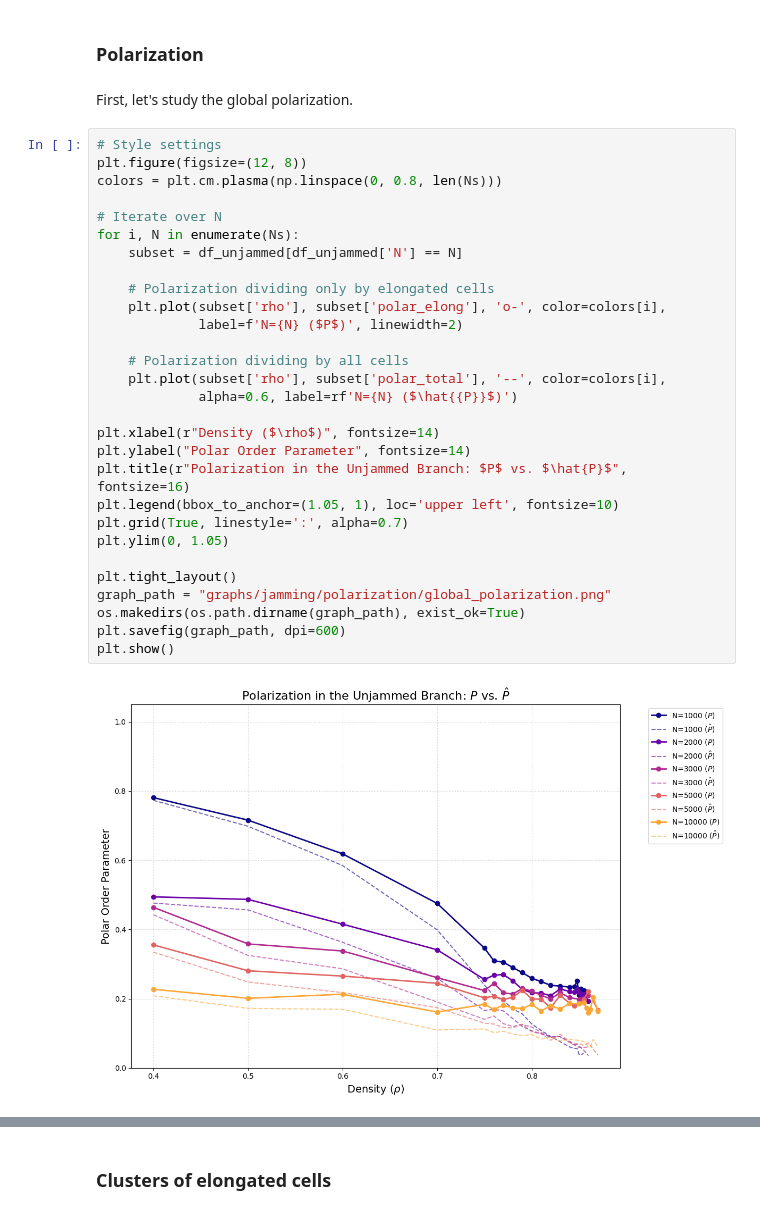
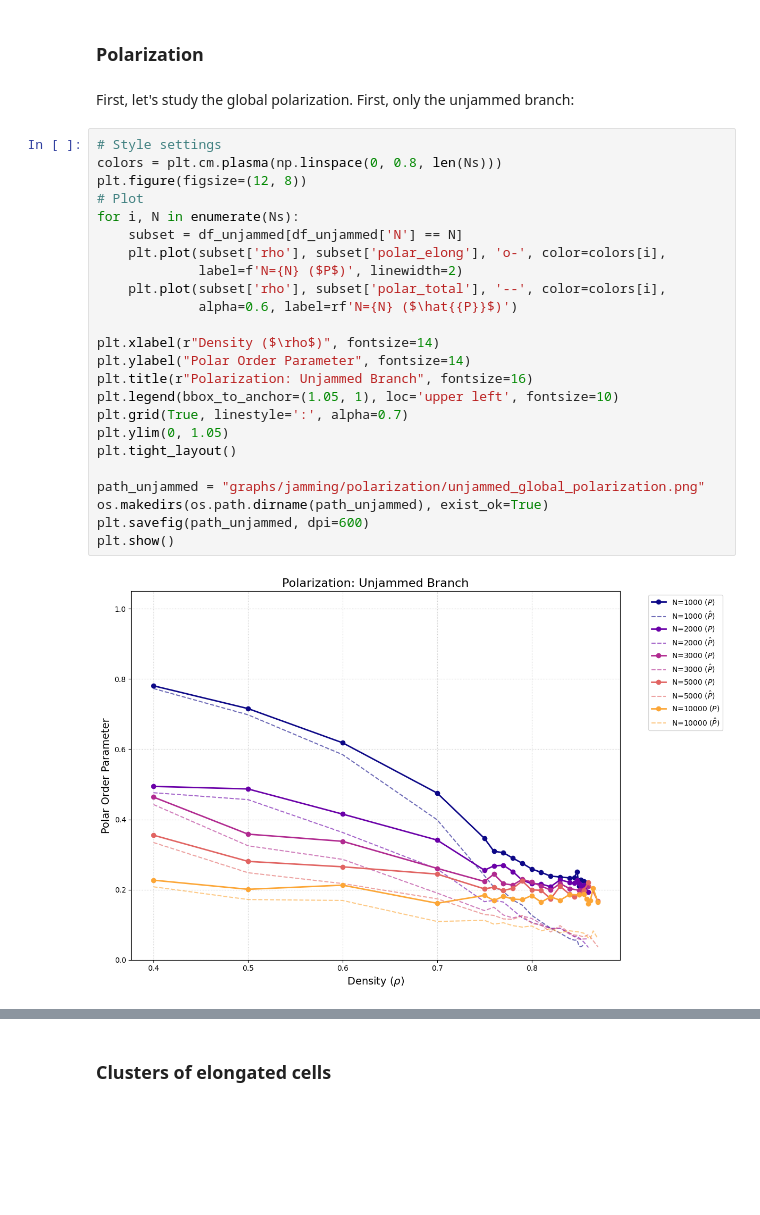
Before and after one commit to gonzaloangaut/oncostreams_analysis, a Jupyter notebook: classification_jamming.ipynb, the cells around one changed output, grey strips where cells are left out. Saved outputs shown, nothing was run; the diff lists cells and outputs as text; blank space fills up the shorter version.

```diff
--- a/classification_jamming.ipynb
+++ b/classification_jamming.ipynb
@@ -958,35 +968,30 @@ Last step =  70000  for density =  0.87
 # %% [markdown]
 ### Polarization
 # %% [markdown]
-First, let's study the global polarization.
+First, let's study the global polarization. First, only the unjammed branch:
 # %%
 # Style settings
+colors = plt.cm.plasma(np.linspace(0, 0.8, len(Ns)))
 plt.figure(figsize=(12, 8))
-colors = plt.cm.plasma(np.linspace(0, 0.8, len(Ns)))
-
-# Iterate over N
+# Plot
 for i, N in enumerate(Ns):
     subset = df_unjammed[df_unjammed['N'] == N]
-
-    # Polarization dividing only by elongated cells
     plt.plot(subset['rho'], subset['polar_elong'], 'o-', color=colors[i],
              label=f'N={N} ($P$)', linewidth=2)
-
-    # Polarization dividing by all cells
     plt.plot(subset['rho'], subset['polar_total'], '--', color=colors[i],
              alpha=0.6, label=rf'N={N} ($\hat{{P}}$)')
 
 plt.xlabel(r"Density ($\rho$)", fontsize=14)
 plt.ylabel("Polar Order Parameter", fontsize=14)
-plt.title(r"Polarization in the Unjammed Branch: $P$ vs. $\hat{P}$", fontsize=16)
+plt.title(r"Polarization: Unjammed Branch", fontsize=16)
 plt.legend(bbox_to_anchor=(1.05, 1), loc='upper left', fontsize=10)
 plt.grid(True, linestyle=':', alpha=0.7)
 plt.ylim(0, 1.05)
+plt.tight_layout()
 
-plt.tight_layout()
-graph_path = "graphs/jamming/polarization/global_polarization.png"
-os.makedirs(os.path.dirname(graph_path), exist_ok=True)
-plt.savefig(graph_path, dpi=600)
+path_unjammed = "graphs/jamming/polarization/unjammed_global_polarization.png"
+os.makedirs(os.path.dirname(path_unjammed), exist_ok=True)
+plt.savefig(path_unjammed, dpi=600)
 plt.show()
 # %% [output]
-[figure, old version]
+[figure, new version]
```
Also changed, not shown: parts of 10 cells of this notebook, 7 other files.
